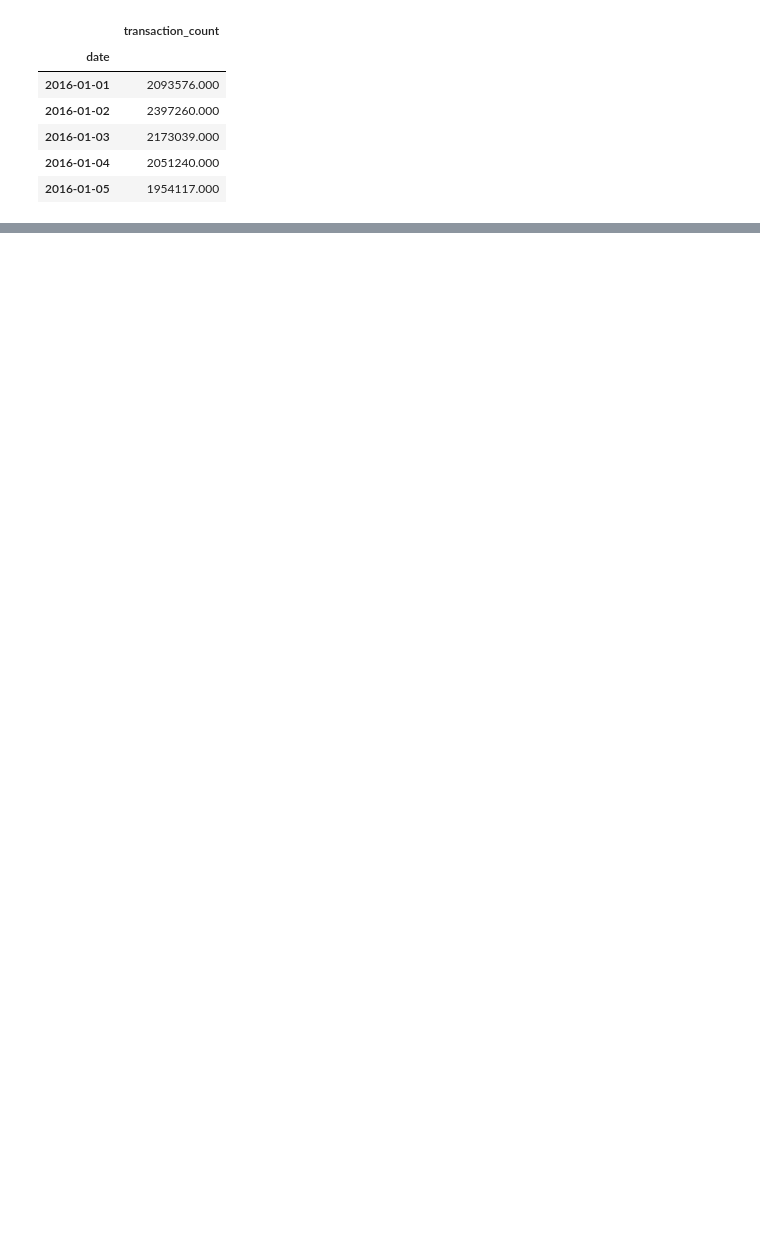
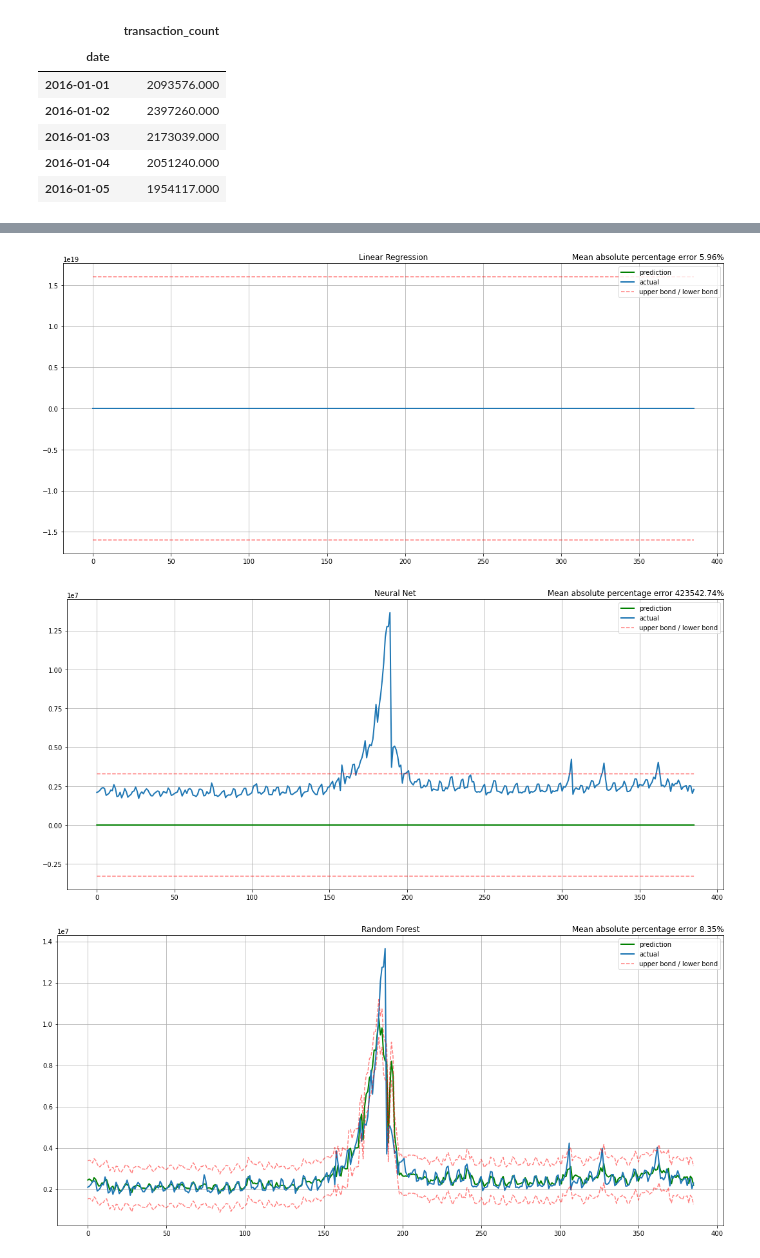
Before and after one commit to weavermonkey/gift_card_data_eda, a Jupyter notebook: assignment_1_modelling_approach.ipynb, the cells around one changed output, grey strips where cells are left out. Saved outputs shown, nothing was run; the diff lists cells and outputs as text; code cells hidden in the pictures; blank space fills up the shorter version.

```diff
--- a/assignment_1_modelling_approach.ipynb
+++ b/assignment_1_modelling_approach.ipynb
@@ -120,0 +122,49 @@ KNN: 0.158566 (0.344251)
+# %%
+def mean_absolute_percentage_error(y_true, y_pred):
+    return np.mean(np.abs((y_true - y_pred) / y_true)) * 100
+
+def plotModelResults(model_name,model_object, X_train,X_test,y_train,y_test, plot_intervals, plot_anomalies=False):
+    model_object.fit(X_train,y_train)
+    prediction = model_object.predict(X_test)
+    plt.figure(figsize=(15, 7))
+    plt.plot(prediction, "g", label="prediction", linewidth=2.0)
+    plt.plot(y_test.values, label="actual", linewidth=2.0)
+
+    if plot_intervals:
+        cv = cross_val_score(model_object, X_train, y_train,cv=tscv,scoring="neg_mean_absolute_error")
+        mae = cv.mean() * (-1)
+        deviation = cv.std()
+        scale = 2
+        lower = prediction - (mae + scale * deviation)
+        upper = prediction + (mae + scale * deviation)
+        plt.plot(lower, "r--", label="upper bond / lower bond", alpha=0.5)
+        plt.plot(upper, "r--", alpha=0.5)
+
+    error = mean_absolute_percentage_error(prediction, y_test)
+    plt.title("Mean absolute percentage error {0:.2f}%".format(error),loc='right')
+    plt.title(model_name)
+    plt.legend(loc="best")
+    plt.tight_layout()
+    plt.grid(True);
+
+def plotCoefficients(model):
+    try:
+        coefs = pd.DataFrame(model.coef_, X_train.columns)
+    except Exception as e:
+        coefs = pd.DataFrame(model.feature_importances_, X_train.columns)
+    coefs.columns = ["coef"]
+    coefs["abs"] = coefs.coef.apply(np.abs)
+    coefs = coefs.sort_values(by="abs", ascending=False).drop(["abs"], axis=1)
+    plt.figure(figsize=(20, 8))
+    coefs.coef.plot(kind='bar')
+    plt.grid(True, axis='y')
+    plt.hlines(y=0, xmin=0, xmax=len(coefs), linestyles='dashed');
+# %%
+for idx,val in enumerate(models):
+    model_name = models[idx][0]
+    model_object = models[idx][1]
+    plotModelResults(model_name,model_object,X_train_scaled, X_test_scaled, y_train, y_test,plot_intervals=True)
+# %% [output]
+[figure, added]
+[figure, added]
+[figure, added]
```
Also changed, not shown: parts of 17 cells of this notebook.
